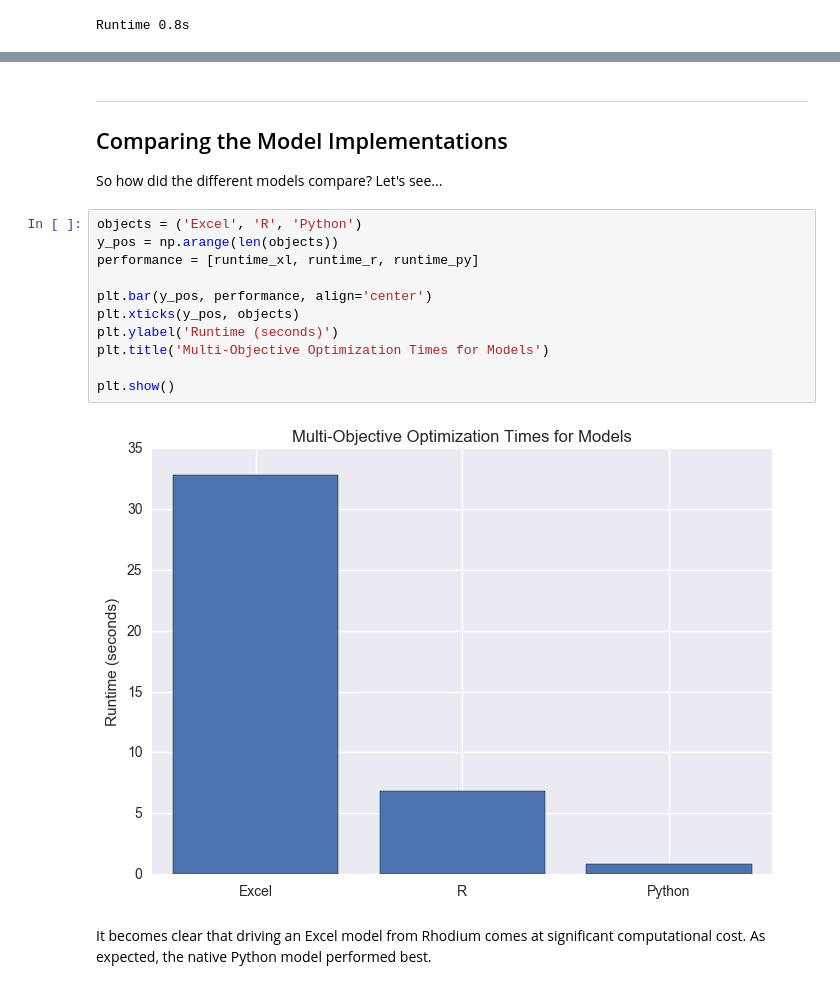
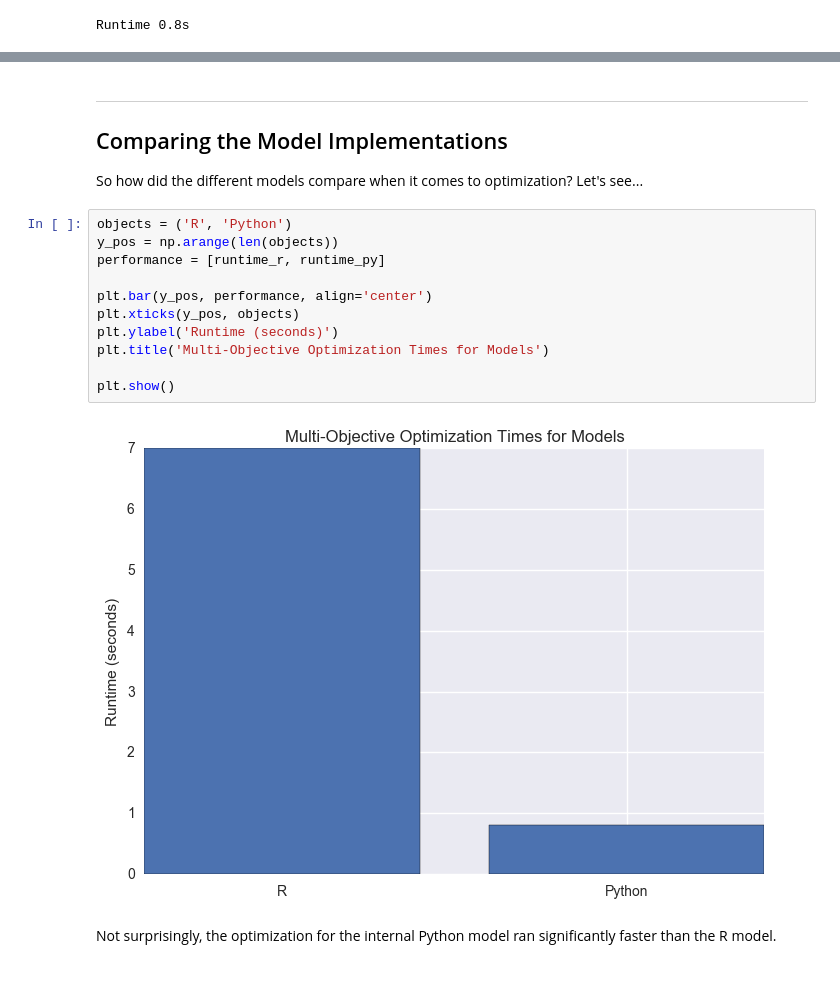
Before and after one commit to saschaishikawa/rdm-simple-model, a Jupyter notebook: SimpleModelDemo.ipynb, the cells around one changed output, grey strips where cells are left out. Drawn from its saved outputs; the diff is of its cells as text.

```diff
--- a/SimpleModelDemo.ipynb
+++ b/SimpleModelDemo.ipynb
@@ -483,19 +410,19 @@ plt.show()
 # %% [markdown]
 ---
 ## Comparing the Model Implementations
-So how did the different models compare? Let's see...
+So how did the different models compare when it comes to optimization? Let's see...
 # %%
-objects = ('Excel', 'R', 'Python')
+objects = ('R', 'Python')
 y_pos = np.arange(len(objects))
-performance = [runtime_xl, runtime_r, runtime_py]
+performance = [runtime_r, runtime_py]
 
 plt.bar(y_pos, performance, align='center')
 plt.xticks(y_pos, objects)
 plt.ylabel('Runtime (seconds)')
 plt.title('Multi-Objective Optimization Times for Models')
 
 plt.show()
 # %% [output]
-[figure, old version]
+[figure, new version]
-# %% [markdown]
-It becomes clear that driving an Excel model from Rhodium comes at significant computational cost. As expected, the native Python model performed best.
+# %% [markdown]
+Not surprisingly, the optimization for the internal Python model ran significantly faster than the R model.
```
Also changed, not shown: parts of 74 cells of this notebook, 2 other files.
